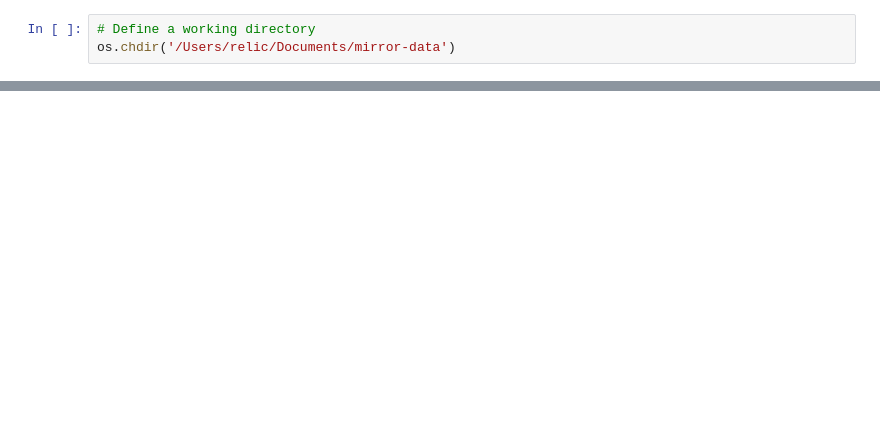
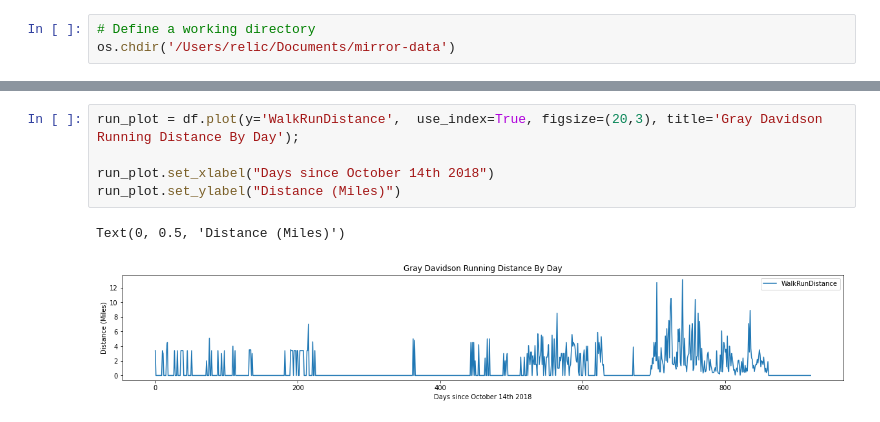
Before and after one commit to Gray-Davidson-00/mirror-data, a Jupyter notebook: mirror-data.ipynb, the cells around one changed output, grey strips where cells are left out. Cells and saved outputs as stored; diff of their text form; blank space fills up the shorter version.

```diff
--- a/mirror-data.ipynb
+++ b/mirror-data.ipynb
@@ -63,0 +125,8 @@ TypeError: no numeric data to plot
+# %%
+run_plot = df.plot(y='WalkRunDistance',  use_index=True, figsize=(20,3), title='Gray Davidson Running Distance By Day');
+
+run_plot.set_xlabel("Days since October 14th 2018")
+run_plot.set_ylabel("Distance (Miles)")
+# %% [output]
+Text(0, 0.5, 'Distance (Miles)')
+[figure, added]
```
Also changed, not shown: parts of 12 cells of this notebook, 1 other file.
